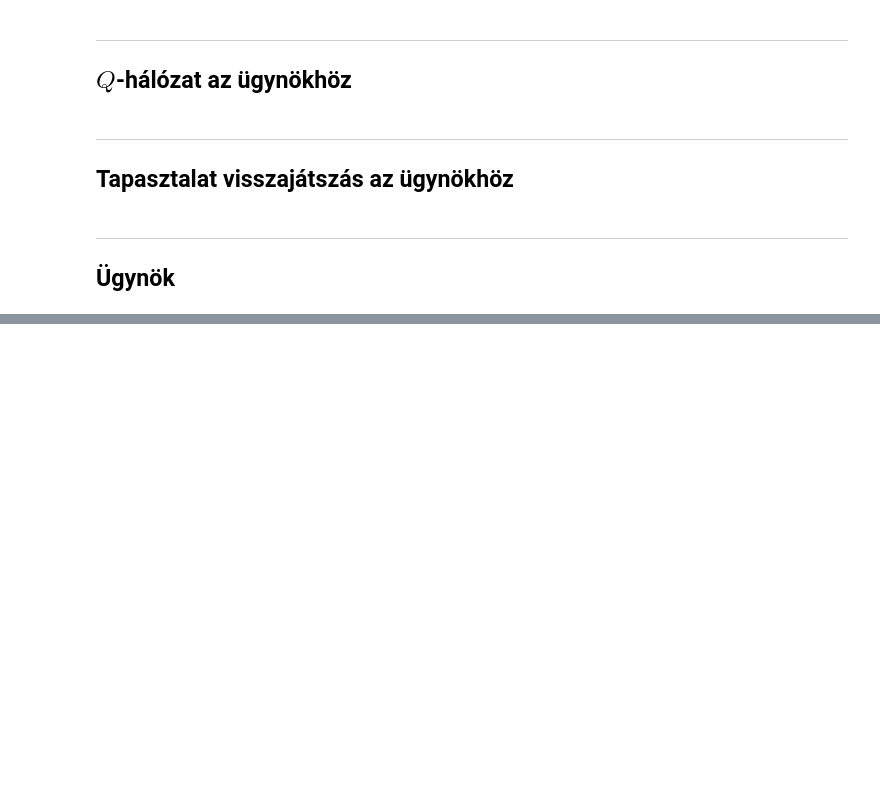
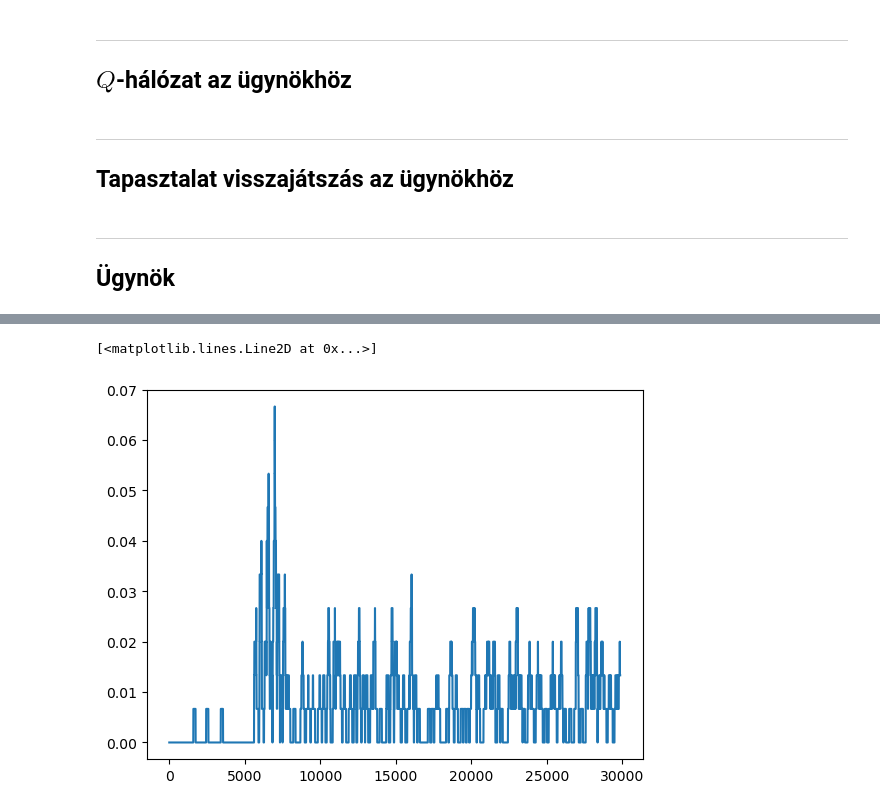
Before and after one commit to basictask/Intelligencia, a Jupyter notebook: 5_ql/code/5_dql.ipynb, the cells around one changed output, grey strips where cells are left out. Saved outputs shown, nothing was run; the diff lists cells and outputs as text; code cells hidden in the pictures; blank space fills up the shorter version.

```diff
--- a/5_ql/code/5_dql.ipynb
+++ b/5_ql/code/5_dql.ipynb
@@ -98,15 +82,19 @@ class QNetwork(nn.Module):
     def __init__(self, state_size, action_size):  # Architektúra definíció
         super(QNetwork, self).__init__()
         self.fc1 = nn.Linear(state_size, 64)  # Input réteg (teljesen becsatolt)
-        self.fc2 = nn.Linear(64, 64)  # Rejtett réteg (teljesen becsatolt)
-        self.fc3 = nn.Linear(64, action_size)  # Output réteg (teljesen becsatolt)
+        self.fc2 = nn.Linear(64, 32)  # Rejtett réteg (teljesen becsatolt)
+        self.fc3 = nn.Linear(32, 16)  # Rejtett réteg (teljesen becsatolt)
+        self.fc4 = nn.Linear(16, action_size)  # Output réteg (teljesen becsatolt)
 
-    def forward(self, state):  # Előrecsatolási csővezeték
-        x = self.fc1(state)  # Első rétegen áramoltatás
+    def forward(self, s):  # Előrecsatolási csővezeték
+        x = self.fc1(s)  # Első rétegen áramoltatás
         x = F.relu(x)  # Első réteg aktivációs függvénye (ReLu)
         x = self.fc2(x)
         x = F.relu(x)
-        return self.fc3(x)  # Output előállítása
+        x = self.fc3(x)
+        x = F.relu(x)
+        x = self.fc4(x)
+        return x
 # %% [markdown]
 ---
 ## Tapasztalat visszajátszás az ügynökhöz
@@ -197,0 +226,28 @@ class Agent():
+# %%
+for i in range(max_i):
+    s = encode_state(env.reset()[0], state_size)
+    done = False
+    r_sum = 0
+
+    for t in range(max_t):
+        a = agent.act(s, eps)
+        sp, r, done, info, _ = env.step(a)
+        sp = encode_state([sp], state_size)
+        agent.step(s, a, r, sp, done)
+        r_sum += r
+        s = sp
+        if done:
+            break
+
+    r_track.append(r_sum)
+    r_mean = round(np.mean(r_track[max(0, len(r_track) - window_size) : len(r_track) - 1]), 2)
+    eps = eps * eps_decay if eps > eps_end else eps_end
+
+    if i % 100 == 0:
+        print(f'Epizód: {(str(i) + ",").ljust(5)}, Átlagos jutalom: {str(r_mean).ljust(10)}')
+
+    if r_mean > success_thresh:
+        print(f'Környezet sikeresen megoldva {i} iteráció alatt')
+        print(f'Átlagos jutalom: {r_mean}')
+        torch.save(agent.qnetwork.state_dict(), 'FrozenLake_DQN.pth')
+        print(f'Hálózat állapota elmentve')
@@ -197,0 +272,5 @@ class Agent():
+# %%
+plt.plot(window_avg(r_track, len(r_track) / 200))
+# %% [output]
+[<matplotlib.lines.Line2D at 0x...>]
+[figure, added]
```
Also changed, not shown: parts of 9 cells of this notebook, 1 other file.
